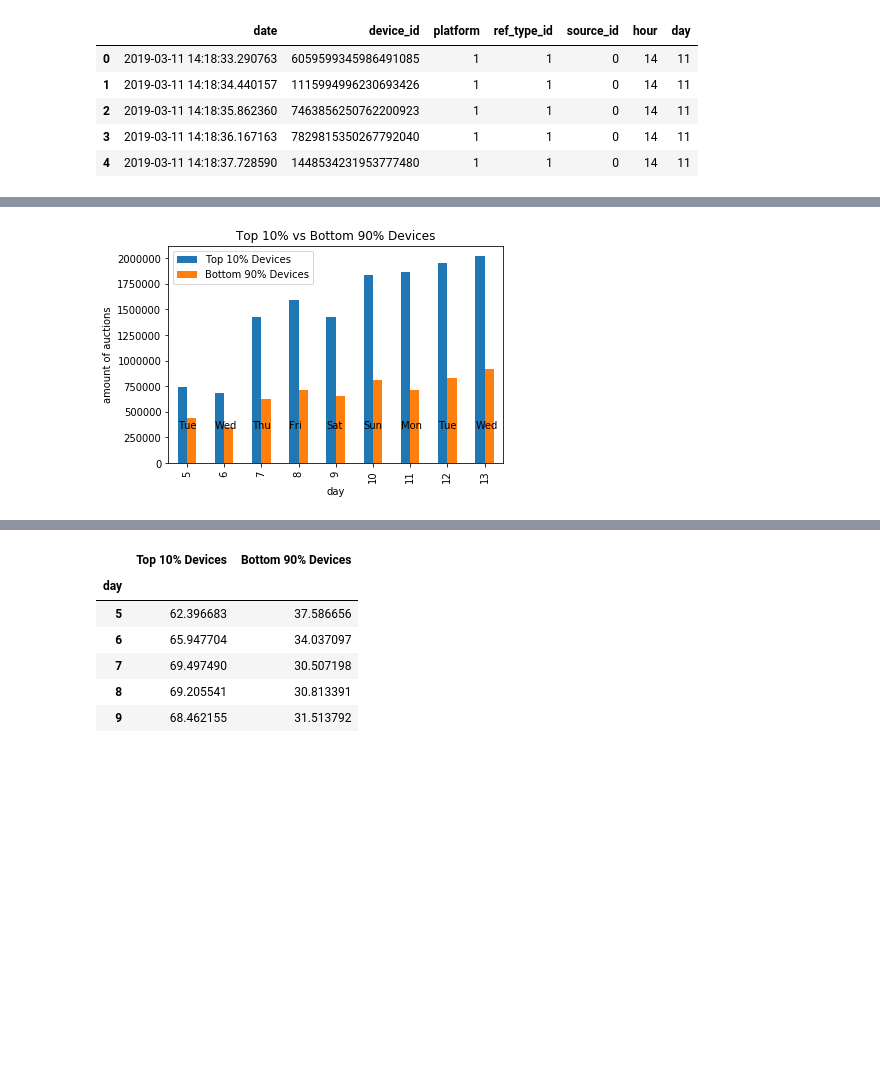
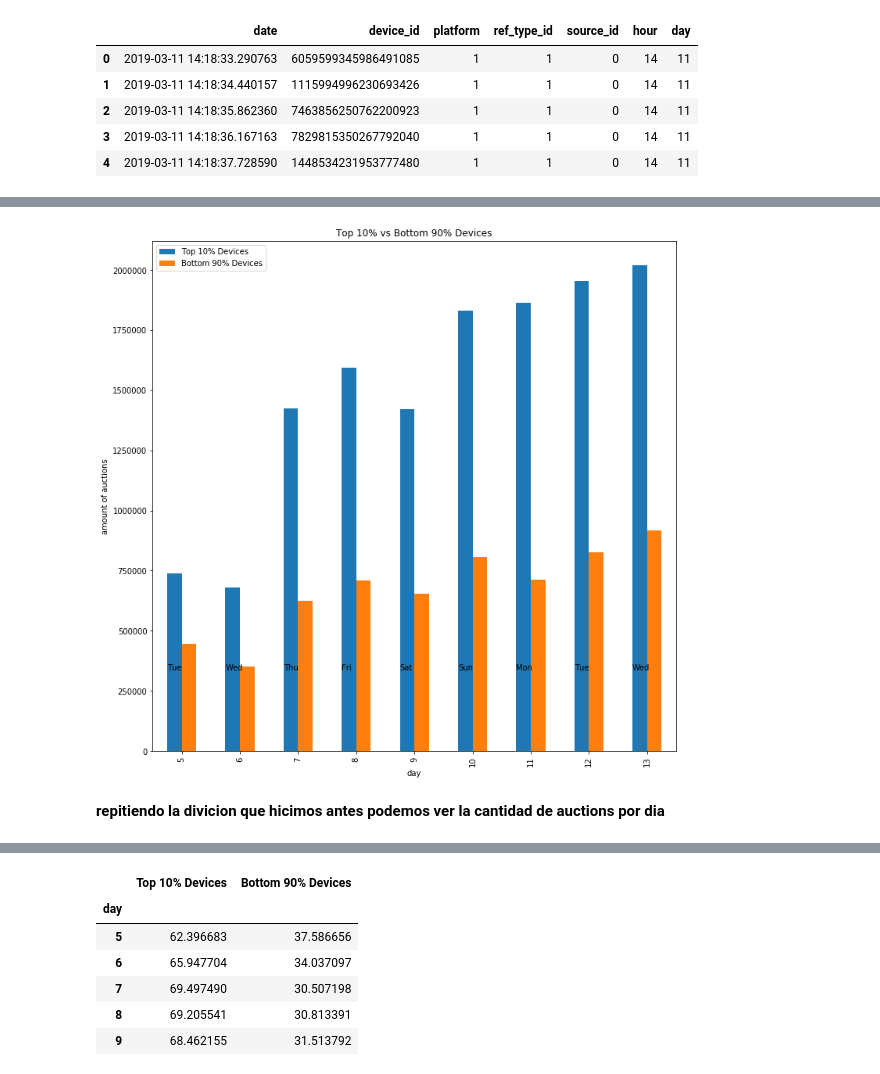
Before and after one commit to PBrrtrn/7506-organizacion-de-datos-TP1-1C2019, a Jupyter notebook: Exploracion_Matias/Auctions Analysis.ipynb, the cells around one changed output, grey strips where cells are left out. Saved outputs shown, nothing was run; the diff lists cells and outputs as text; code cells hidden in the pictures; blank space fills up the shorter version.

```diff
--- a/Exploracion_Matias/Auctions Analysis.ipynb
+++ b/Exploracion_Matias/Auctions Analysis.ipynb
@@ -96,7 +107,7 @@ totalByDay = auctions.groupby('day').agg({'auction_count_value':'sum'})
 # %%
 daysOrdered = ['Tue','Wed','Thu','Fri','Sat','Sun','Mon']
 # %%
-ax = totalByDay.plot.bar(title = 'Total auctions distributed by day')
+ax = totalByDay.plot.bar(title = 'Total auctions distributed by day', figsize =[12,12])
 ax.set_xlabel("day")
 ax.set_ylabel("auctions")
 i= 0
@@ -121,18 +125,20 @@ topPercentDevices = top10PercentDevices.groupby('day').agg({'auction_count_value
 # %%
 comparison = new_comparison([topPercentDevices,botPercentDevices],'auction_count_value',['Top 10% Devices','Bottom 90% Devices'])
 
-ax = comparison.plot.bar(title = 'Top 10% vs Bottom 90% Devices')
+ax = comparison.plot.bar(title = 'Top 10% vs Bottom 90% Devices', figsize =[12,12])
 ax.set_xlabel("day")
 ax.set_ylabel("amount of auctions")
 i= 0
 j = 0
 for p in ax.patches:
     if i<9:
         ax.annotate(s = daysOrdered[j%len(daysOrdered)], xy = (p.get_x(), topPercentDevices['auction_count_value'].max()/6))
         j = j+1
     i = i + 1
 # %% [output]
-[figure, old version]
+[figure, new version]
+# %% [markdown]
+<b>repitiendo la divicion que hicimos antes podemos ver la cantidad de auctions por dia<b>
 # %%
 botPercentDevices = bot90PercentDevices.groupby('day').agg({'auction_count_value':'sum'})
 topPercentDevices = top10PercentDevices.groupby('day').agg({'auction_count_value':'sum'})
```
Also changed, not shown: parts of 23 cells of this notebook, 3 other files.
